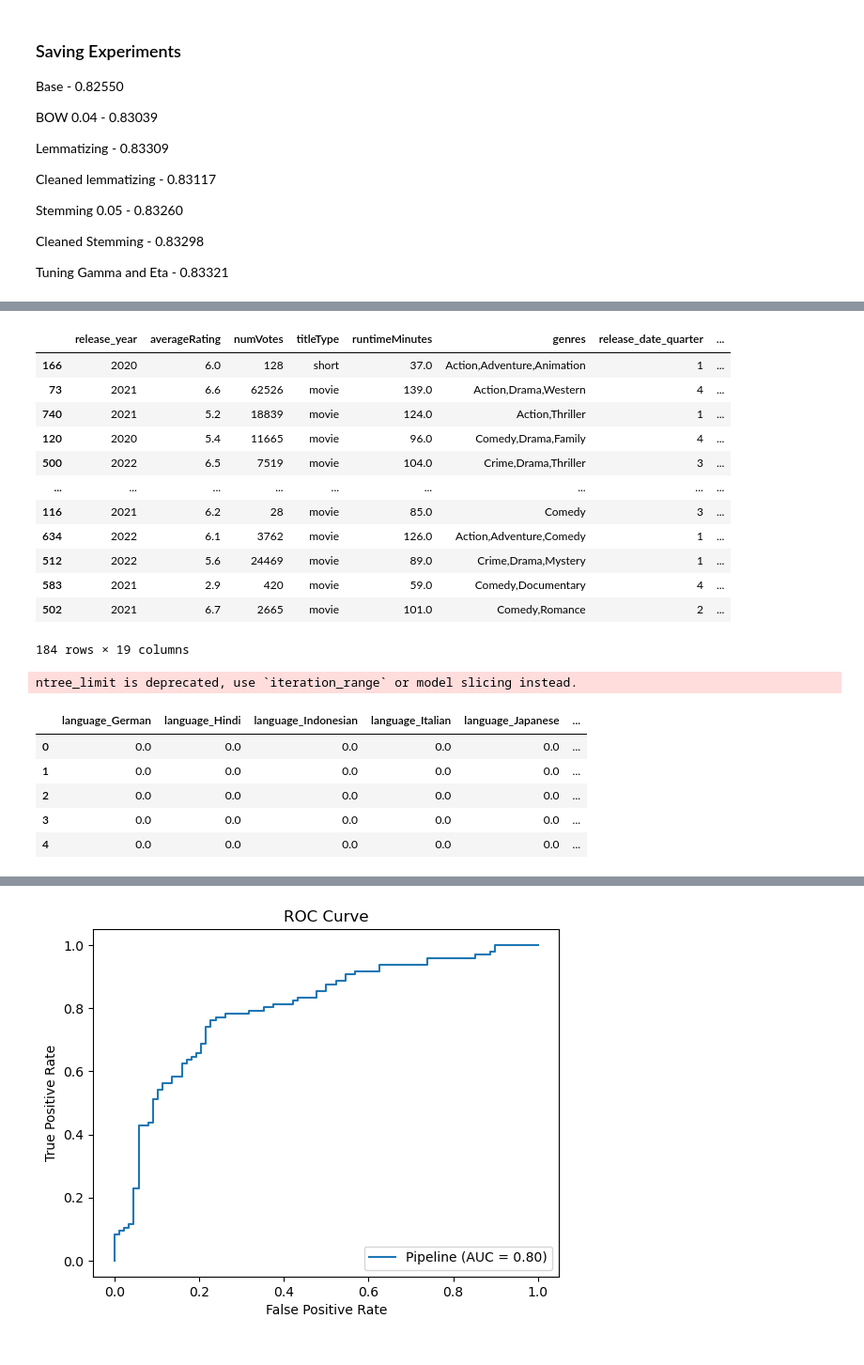
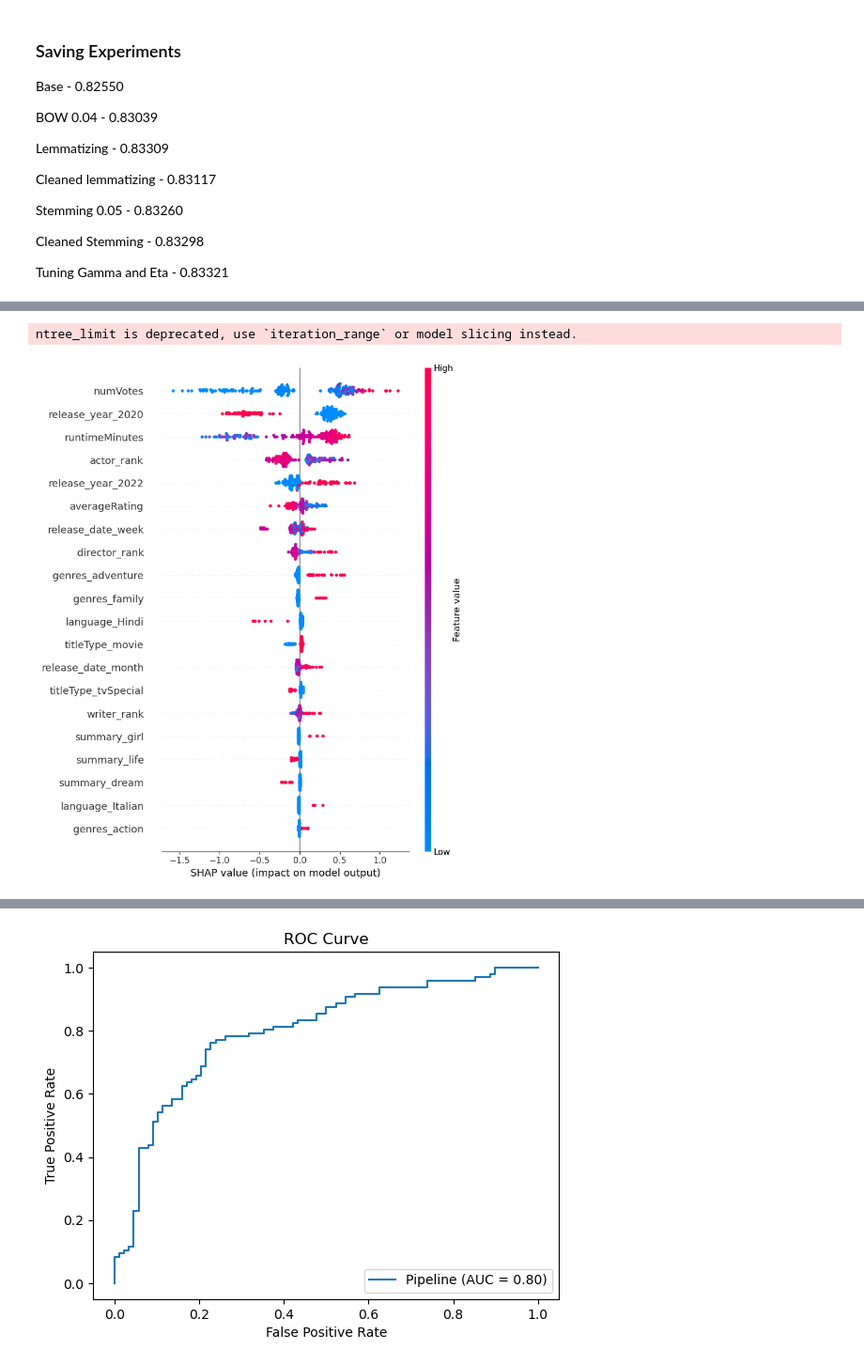
Before and after one commit to Joeyzect/Netflix_ALab_2022, a Jupyter notebook: notebooks/14-joseph-movies-modelling-final copy.ipynb, the cells around one changed output, grey strips where cells are left out. Shown at 94% size. Drawn from its saved outputs; the diff is of its cells as text; code cells hidden in the pictures.

```diff
--- a/notebooks/14-joseph-movies-modelling-final copy.ipynb
+++ b/notebooks/14-joseph-movies-modelling-final copy.ipynb
@@ -420,37 +420,23 @@ ColumnTransformer(remainder='passthrough',
 # %%
-def get_feature_names(estimator):
+def get_feature_names(estimator, numeric_features=['release_year', 'titleType', 'genres', 'summary', 'nudity', 'violence', 'profanity', 'alcohol', 'frightening', 'language', 'director_rank', 'actor_rank', 'writer_rank']):
     """Get feature names from a pipeline or column transformer."""
     feature_names = []
     for transformer in estimator.transformers_:
         try:
             if transformer[0] == 'rankings_pipeline':
                 feature_names.append(['director_rank', 'actor_rank', 'writer_rank'])
+            elif type(transformer[1]) == CountVectorizer:
+                feature_names.append(transformer[2] + "_" + transformer[1].get_feature_names_out())
             else:
                 feature_names.append(transformer[1].get_feature_names_out())
         except:
             pass
     feature_names = np.concatenate(feature_names)
-    unchanged_features = [feature for feature in estimator.feature_names_in_ if feature not in ['release_year', 'titleType', 'genres', 'summary', 'nudity', 'violence', 'profanity', 'alcohol', 'frightening', 'language', 'director_rank', 'actor_rank', 'writer_rank']]
+    unchanged_features = [feature for feature in estimator.feature_names_in_ if feature not in numeric_features]
     feature_names = np.concatenate([feature_names, unchanged_features])
     return feature_names
 # %%
 xgb_gs_bow_feature_names = get_feature_names(best_xgb_gs_bow['xgb_transformer'])
-# %%
-X_test
-# %% [output]
-|  | release_year | averageRating | numVotes | titleType | runtimeMinutes | genres | release_date_quarter | ... |
-| 166 | 2020 | 6.0 | 128 | short | 37.0 | Action,Adventure,Animation | 1 | ... |
-| 73 | 2021 | 6.6 | 62526 | movie | 139.0 | Action,Drama,Western | 4 | ... |
-| 740 | 2021 | 5.2 | 18839 | movie | 124.0 | Action,Thriller | 1 | ... |
-| 120 | 2020 | 5.4 | 11665 | movie | 96.0 | Comedy,Drama,Family | 4 | ... |
-| 500 | 2022 | 6.5 | 7519 | movie | 104.0 | Crime,Drama,Thriller | 3 | ... |
-| ... | ... | ... | ... | ... | ... | ... | ... | ... |
-| 116 | 2021 | 6.2 | 28 | movie | 85.0 | Comedy | 3 | ... |
-| 634 | 2022 | 6.1 | 3762 | movie | 126.0 | Action,Adventure,Comedy | 1 | ... |
-| 512 | 2022 | 5.6 | 24469 | movie | 89.0 | Crime,Drama,Mystery | 1 | ... |
-| 583 | 2021 | 2.9 | 420 | movie | 59.0 | Comedy,Documentary | 4 | ... |
-| 502 | 2021 | 6.7 | 2665 | movie | 101.0 | Comedy,Romance | 2 | ... |
-184 rows × 19 columns
 # %%
 explainer = shap.TreeExplainer(best_xgb_gs_bow['xgb'])
 
@@ -458,12 +444,6 @@ shap_values = explainer.shap_values(xgb.DMatrix(best_xgb_gs_bow['xgb_transformer
 # %% [output]
 ntree_limit is deprecated, use `iteration_range` or model slicing instead.
 # %%
-# to pandas dataframe
-pd.DataFrame(best_xgb_gs_bow['xgb_transformer'].transform(X_test).todense(), columns=xgb_gs_bow_feature_names).iloc[:5, 80:]
+shap.summary_plot(shap_values, pd.DataFrame(best_xgb_gs_bow['xgb_transformer'].transform(X_test).todense(), columns=xgb_gs_bow_feature_names))
 # %% [output]
-|  | language_German | language_Hindi | language_Indonesian | language_Italian | language_Japanese | ... |
-| 0 | 0.0 | 0.0 | 0.0 | 0.0 | 0.0 | ... |
-| 1 | 0.0 | 0.0 | 0.0 | 0.0 | 0.0 | ... |
-| 2 | 0.0 | 0.0 | 0.0 | 0.0 | 0.0 | ... |
-| 3 | 0.0 | 0.0 | 0.0 | 0.0 | 0.0 | ... |
-| 4 | 0.0 | 0.0 | 0.0 | 0.0 | 0.0 | ... |
+[figure, added]
```
Also changed, not shown: parts of 47 cells of this notebook.
